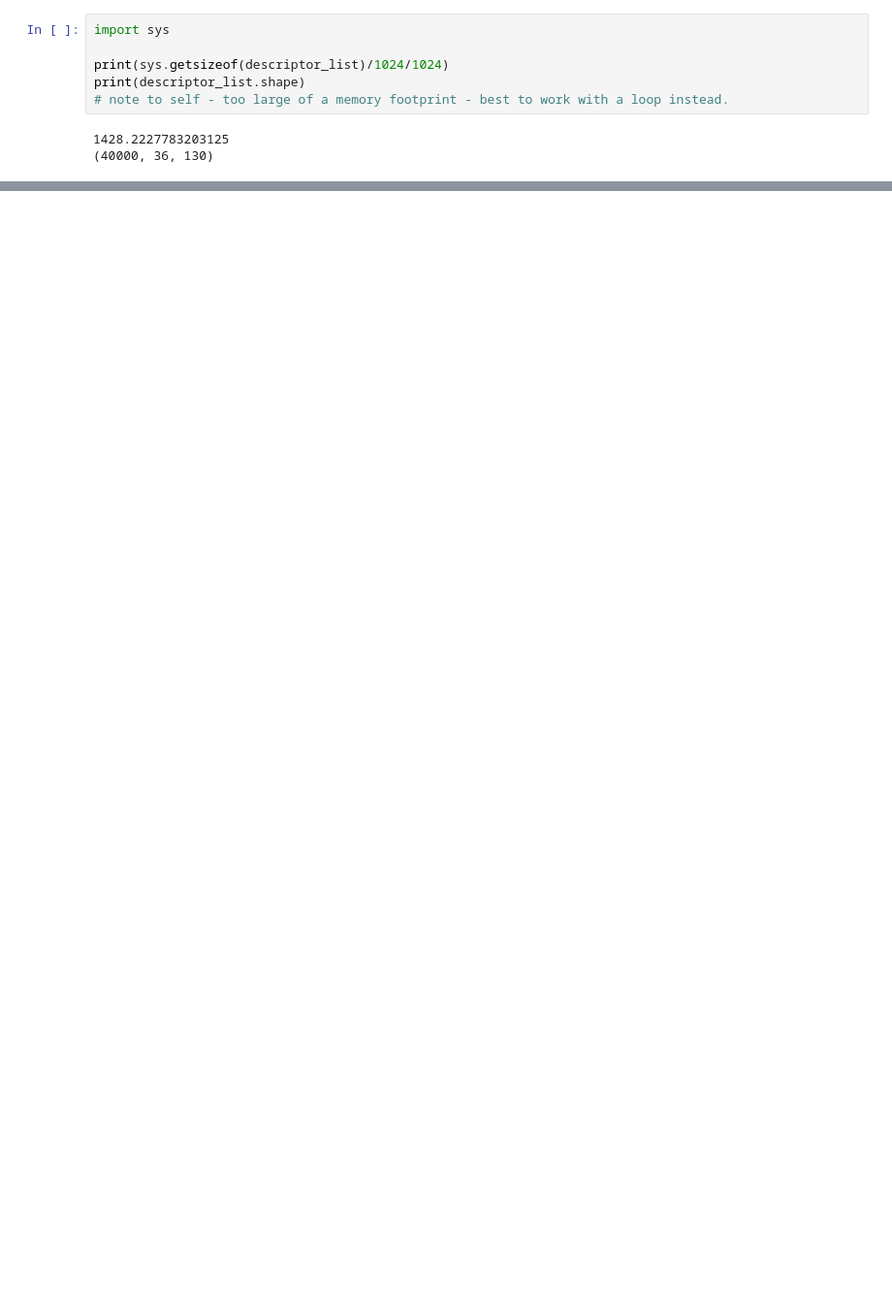
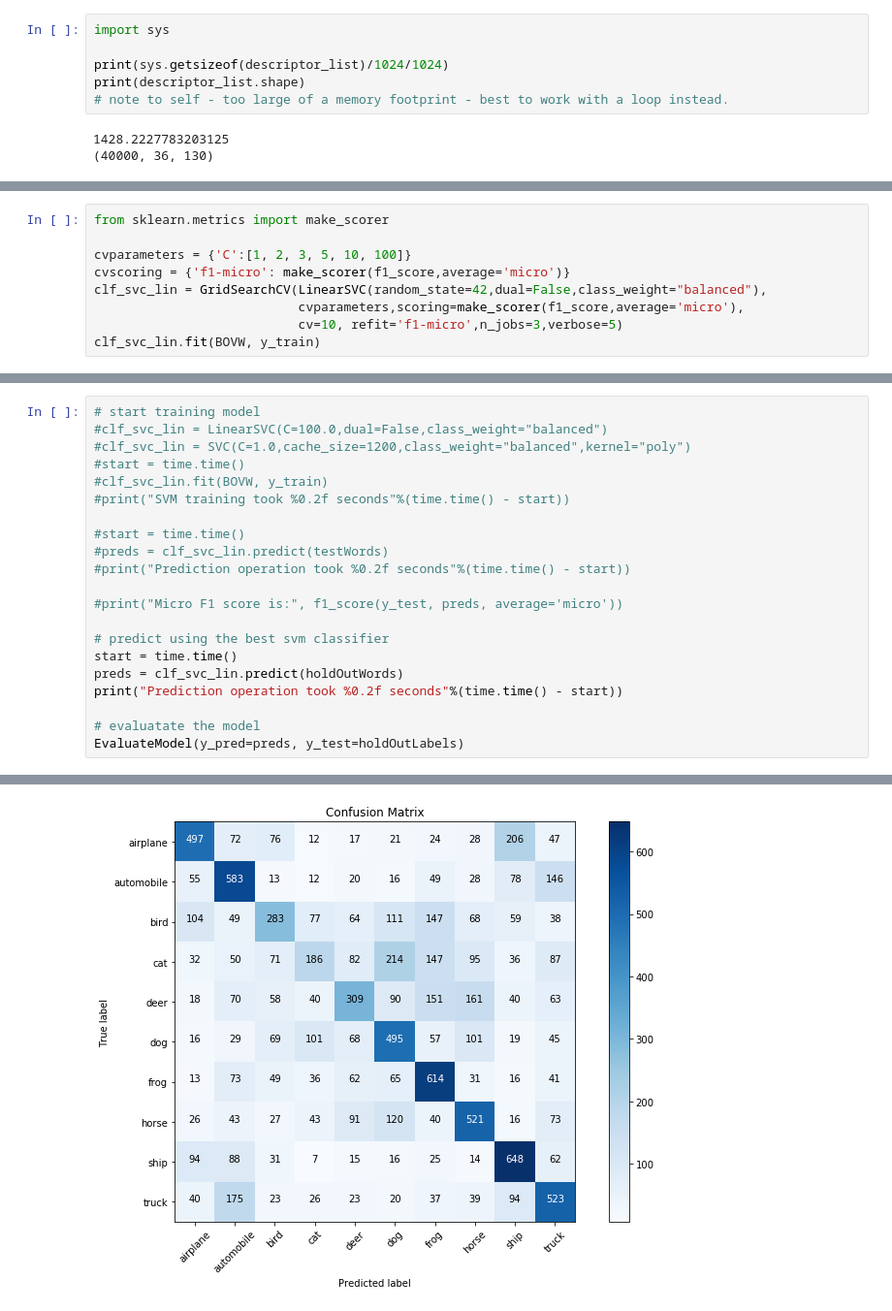
Before and after one commit to nagibshah/CIFAR-10-ImageClassifier, a Jupyter notebook: Cifar10-ImageClassifier.ipynb, the cells around one changed output, grey strips where cells are left out. Shown at 97% size. Cells and saved outputs as stored; diff of their text form; blank space fills up the shorter version.

Commit message:
Daisy features and SVM linear directly

```diff
--- a/Cifar10-ImageClassifier.ipynb
+++ b/Cifar10-ImageClassifier.ipynb
@@ -927,0 +864,9 @@ NameError: name 'plt' is not defined
+# %%
+from sklearn.metrics import make_scorer
+
+cvparameters = {'C':[1, 2, 3, 5, 10, 100]}
+cvscoring = {'f1-micro': make_scorer(f1_score,average='micro')}
+clf_svc_lin = GridSearchCV(LinearSVC(random_state=42,dual=False,class_weight="balanced"),
+                           cvparameters,scoring=make_scorer(f1_score,average='micro'),
+                           cv=10, refit='f1-micro',n_jobs=3,verbose=5)
+clf_svc_lin.fit(BOVW, y_train)
@@ -927,0 +924,22 @@ NameError: name 'plt' is not defined
+# %%
+# start training model
+#clf_svc_lin = LinearSVC(C=100.0,dual=False,class_weight="balanced")
+#clf_svc_lin = SVC(C=1.0,cache_size=1200,class_weight="balanced",kernel="poly")
+#start = time.time()
+#clf_svc_lin.fit(BOVW, y_train)
+#print("SVM training took %0.2f seconds"%(time.time() - start))
+
+#start = time.time()
+#preds = clf_svc_lin.predict(testWords)
+#print("Prediction operation took %0.2f seconds"%(time.time() - start))
+
+#print("Micro F1 score is:", f1_score(y_test, preds, average='micro'))
+
+# predict using the best svm classifier
+start = time.time()
+preds = clf_svc_lin.predict(holdOutWords)
+print("Prediction operation took %0.2f seconds"%(time.time() - start))
+
+# evaluatate the model
+EvaluateModel(y_pred=preds, y_test=holdOutLabels)
+# %% [output]
@@ -927,0 +962 @@ NameError: name 'plt' is not defined
+[figure, added]
```
Also changed, not shown: parts of 29 cells of this notebook.
